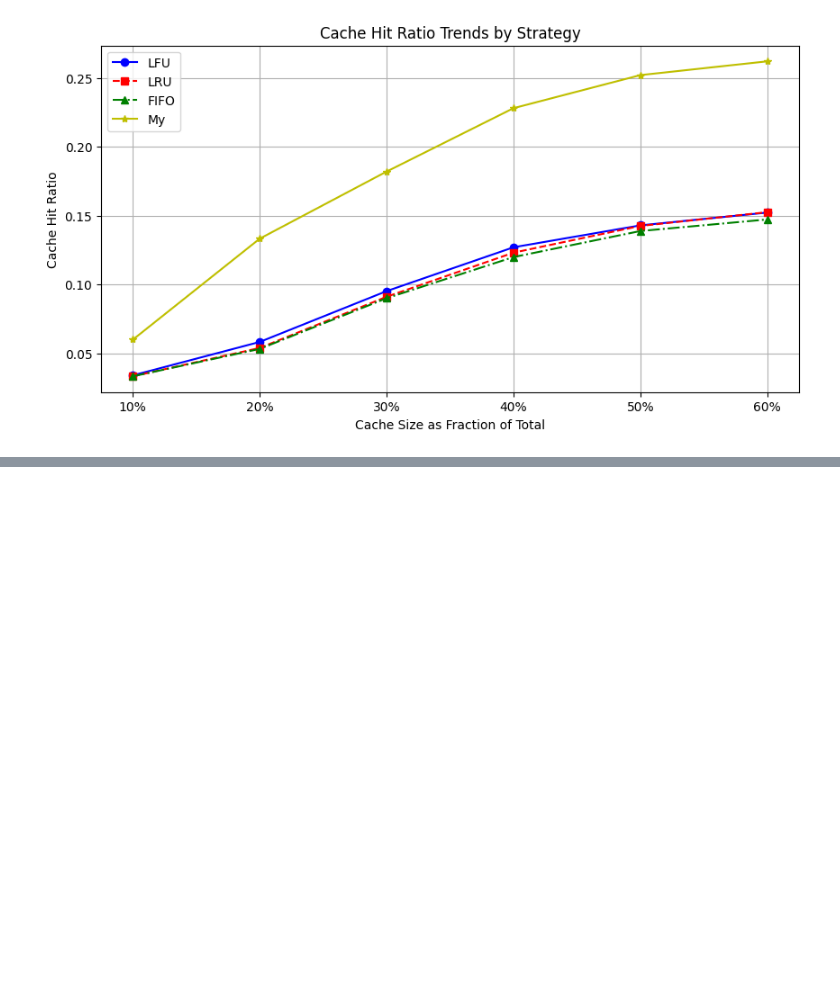
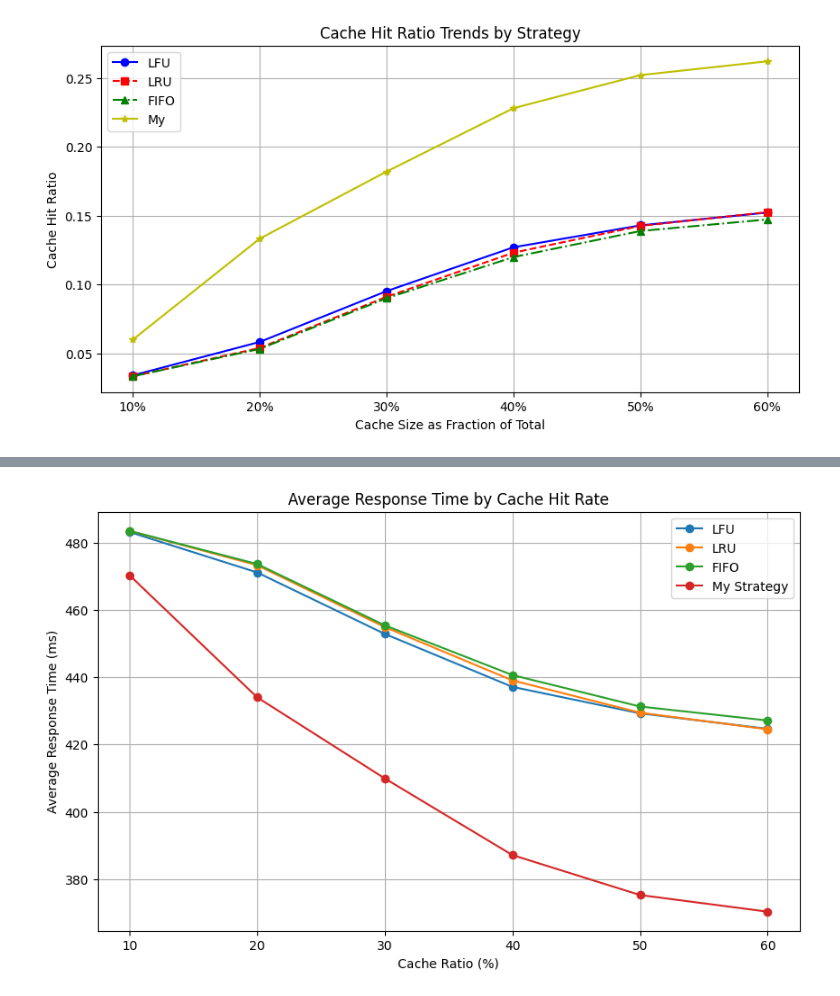
Before and after one commit to cifiyoo/hwt-project, a Jupyter notebook: hwt-project.ipynb, the cells around one changed output, grey strips where cells are left out. Drawn from its saved outputs; the diff is of its cells as text; code cells hidden in the pictures; blank space fills up the shorter version.

```diff
--- a/hwt-project.ipynb
+++ b/hwt-project.ipynb
@@ -1352,0 +1392,44 @@ plt.show()  # Display the chart
+# %%
+import matplotlib.pyplot as plt
+import numpy as np
+
+# Return times for hits and misses
+hit_time = 5  # ms
+miss_time = 500  # ms
+
+# Cache hit data
+LFU_data = np.array([0.03410, 0.05835, 0.09525, 0.12705, 0.14295, 0.15225])
+LRU_data = np.array([0.03340, 0.05400, 0.09115, 0.12315, 0.14255, 0.15255])
+FIFO_data = np.array([0.03340, 0.05330, 0.09010, 0.11995, 0.13885, 0.14725])
+My_data = np.array([0.06, 0.1333, 0.182, 0.228, 0.252, 0.262])
+
+# Calculate average return time
+def calculate_average_response_time(hit_rates, hit_time, miss_time):
+    return (hit_rates * hit_time) + ((1 - hit_rates) * miss_time)
+
+LFU_avg_time = calculate_average_response_time(LFU_data, hit_time, miss_time)
+LRU_avg_time = calculate_average_response_time(LRU_data, hit_time, miss_time)
+FIFO_avg_time = calculate_average_response_time(FIFO_data, hit_time, miss_time)
+My_avg_time = calculate_average_response_time(My_data, hit_time, miss_time)
+
+# Cache ratio
+cache_ratios = np.array([10, 20, 30, 40, 50, 60])
+
+# Charting
+plt.figure(figsize=(10, 6))
+plt.plot(cache_ratios, LFU_avg_time, marker='o', linestyle='-', label='LFU')
+plt.plot(cache_ratios, LRU_avg_time, marker='o', linestyle='-', label='LRU')
+plt.plot(cache_ratios, FIFO_avg_time, marker='o', linestyle='-', label='FIFO')
+plt.plot(cache_ratios, My_avg_time, marker='o', linestyle='-', label='My Strategy')
+
+# Chart format
+plt.title('Average Response Time by Cache Hit Rate')
+plt.xlabel('Cache Ratio (%)')
+plt.ylabel('Average Response Time (ms)')
+plt.legend()
+plt.grid(True)
+
+# Show charts
+plt.show()
+# %% [output]
+[figure, added]
```
Also changed, not shown: parts of 3 cells of this notebook.
